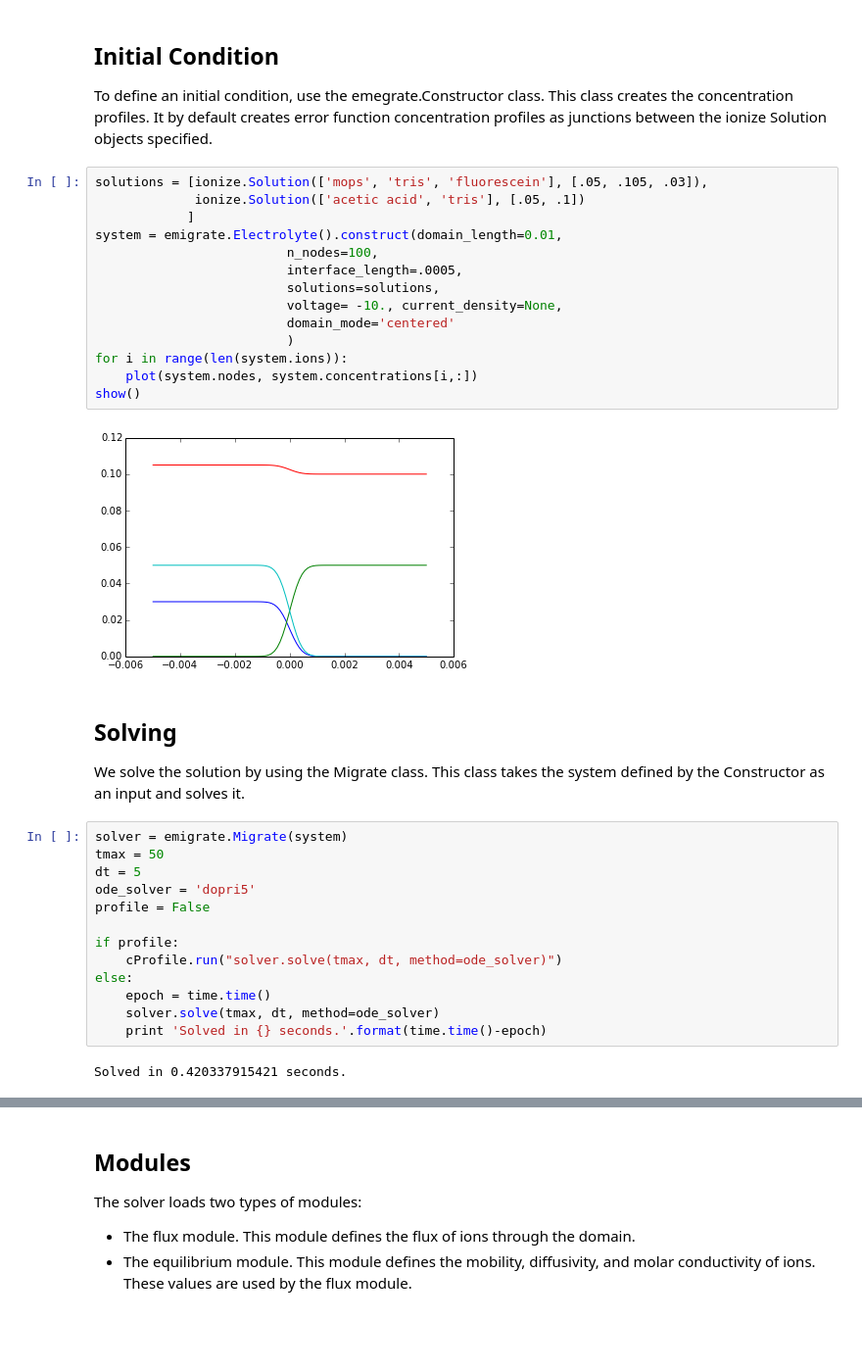
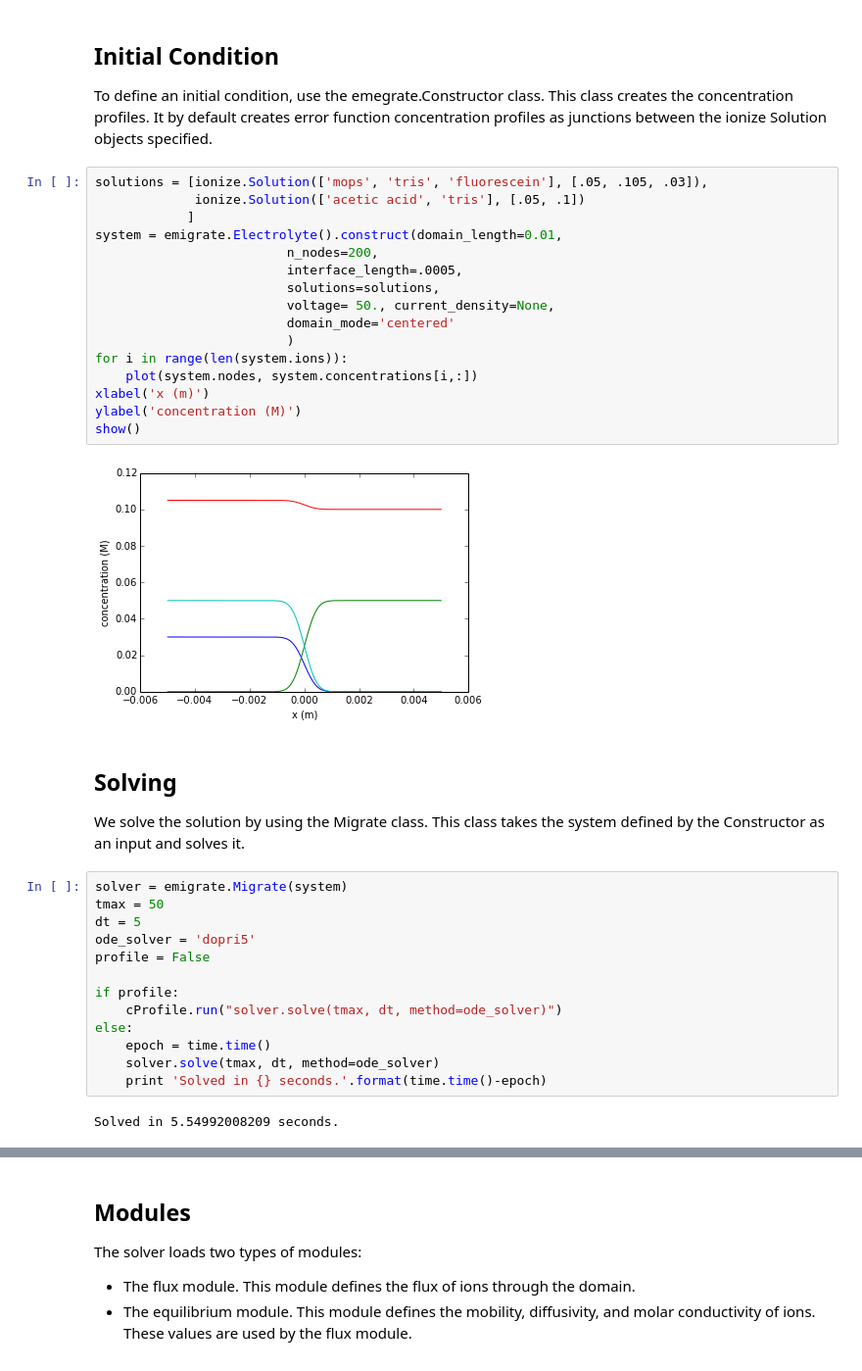
Before and after one commit to lewisamarshall/emigrate, a Jupyter notebook: Tutorial.ipynb, the cells around one changed output, grey strips where cells are left out. Shown at 98% size. Saved outputs shown, nothing was run; the diff lists cells and outputs as text; blank space fills up the shorter version.

```diff
--- a/Tutorial.ipynb
+++ b/Tutorial.ipynb
@@ -20,19 +20,21 @@ To define an initial condition, use the emegrate.Constructor class. This class c
 # %%
 solutions = [ionize.Solution(['mops', 'tris', 'fluorescein'], [.05, .105, .03]),
              ionize.Solution(['acetic acid', 'tris'], [.05, .1])
             ]
 system = emigrate.Electrolyte().construct(domain_length=0.01,
-                         n_nodes=100,
+                         n_nodes=200,
                          interface_length=.0005,
                          solutions=solutions,
-                         voltage= -10., current_density=None,
+                         voltage= 50., current_density=None,
                          domain_mode='centered'
                          )
 for i in range(len(system.ions)):
     plot(system.nodes, system.concentrations[i,:])
+xlabel('x (m)')
+ylabel('concentration (M)')
 show()
 # %% [output]
-[figure, old version]
+[figure, new version]
 # %% [markdown]
 Solving
 -------
@@ -51,6 +53,6 @@ else:
     solver.solve(tmax, dt, method=ode_solver)
     print 'Solved in {} seconds.'.format(time.time()-epoch)
 # %% [output]
-Solved in 0.420337915421 seconds.
+Solved in 5.54992008209 seconds.
 # %%
 for solution in solver.solution.values():
```
Also changed, not shown: parts of 1 cell of this notebook, 2 other files.
